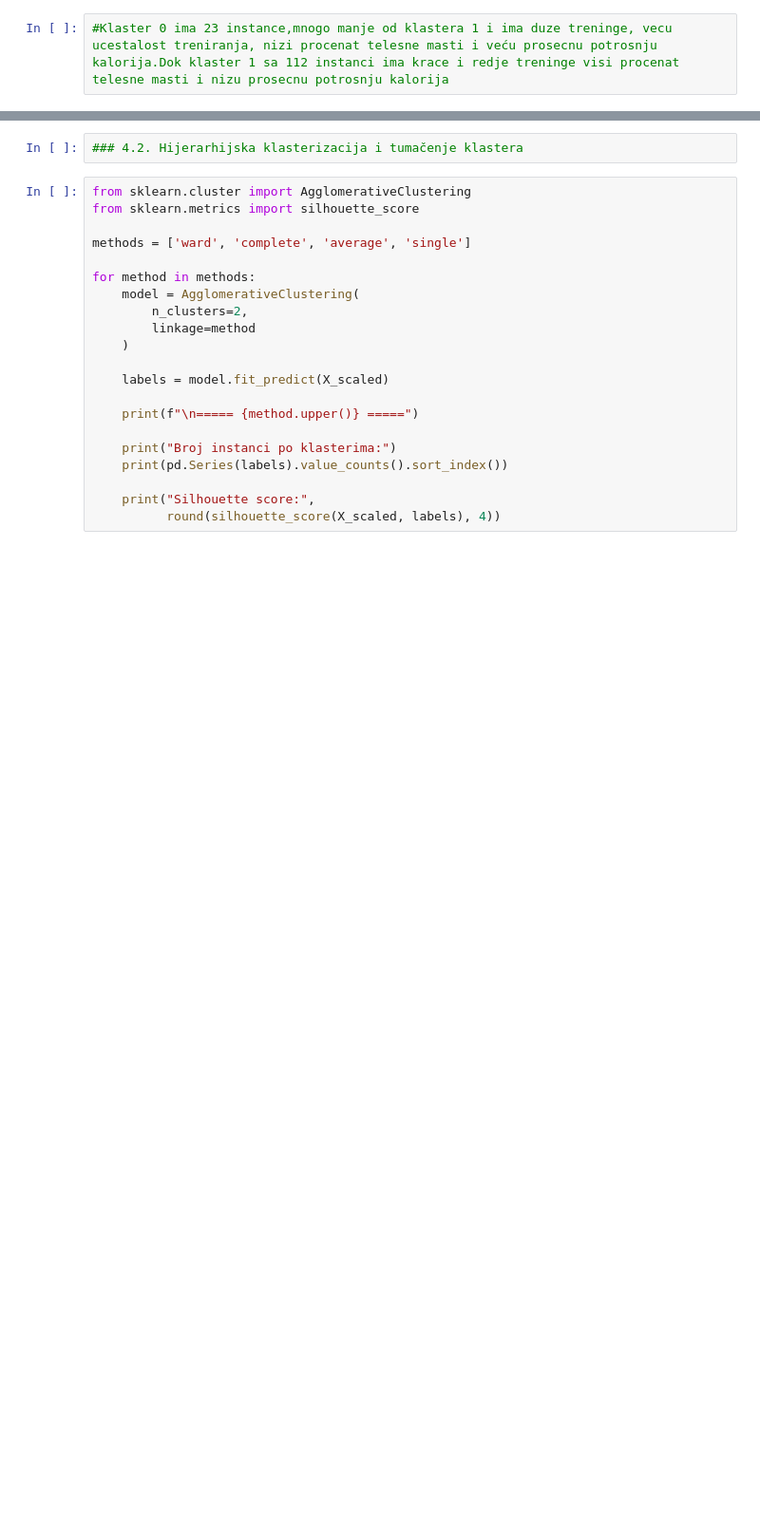
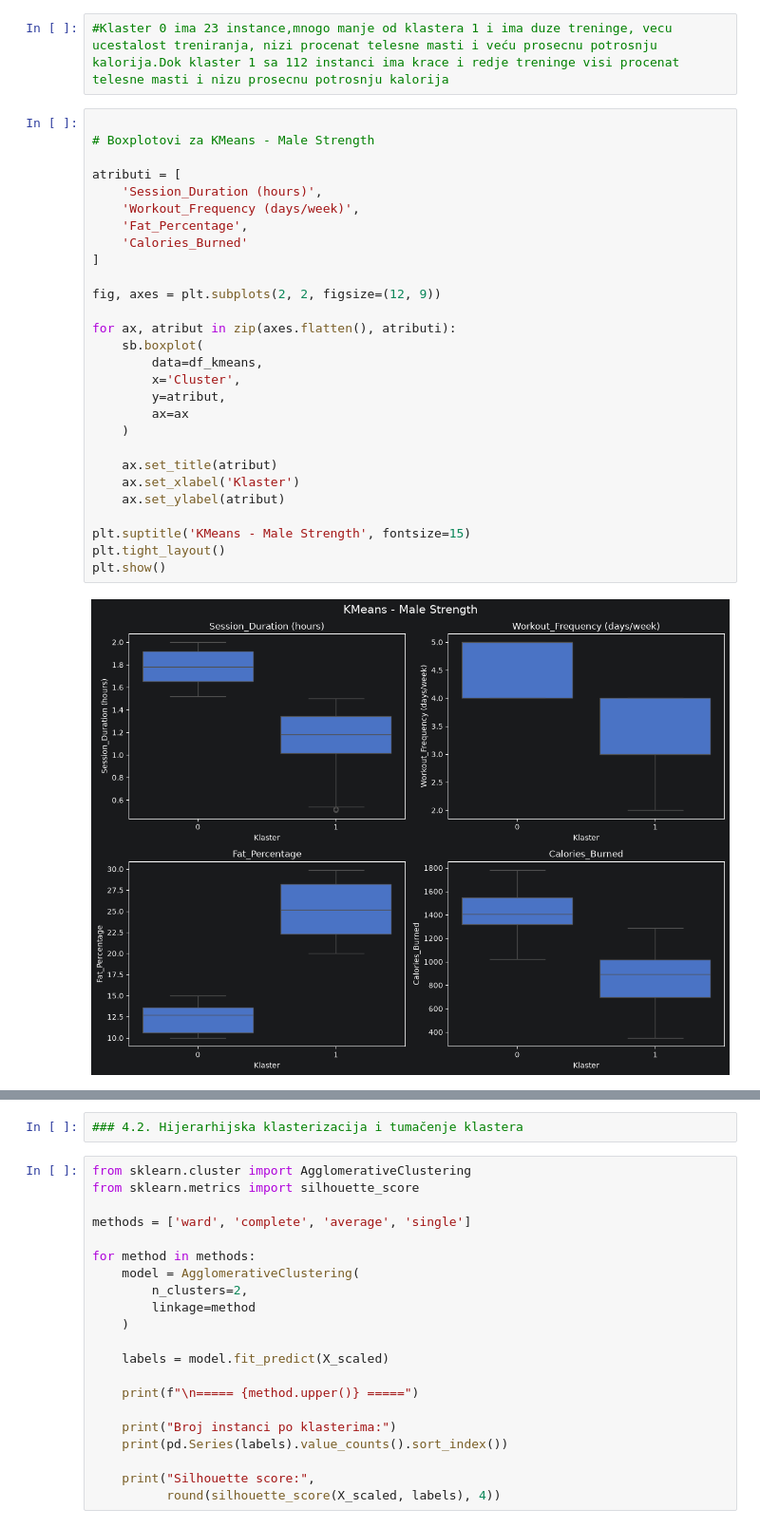
Before and after one commit to mar373/gym-clusteringV2, a Jupyter notebook: male_strengh.ipynb, the cells around one changed output, grey strips where cells are left out. Shown at 95% size. Drawn from its saved outputs; the diff is of its cells as text; blank space fills up the shorter version.

```diff
--- a/male_strengh.ipynb
+++ b/male_strengh.ipynb
@@ -482,3 +482,33 @@ Prosečne vrednosti atributa po klasterima:
 | 1 | 39.86 | 81.34 | 1.78 | 178.54 | 144.46 | 63.15 | 1.14 | 25.22 | ... |
 # %%
 #Klaster 0 ima 23 instance,mnogo manje od klastera 1 i ima duze treninge, vecu ucestalost treniranja, nizi procenat telesne masti i veću prosecnu potrosnju kalorija.Dok klaster 1 sa 112 instanci ima krace i redje treninge visi procenat telesne masti i nizu prosecnu potrosnju kalorija
+# %%
+
+# Boxplotovi za KMeans - Male Strength
+
+atributi = [
+    'Session_Duration (hours)',
+    'Workout_Frequency (days/week)',
+    'Fat_Percentage',
+    'Calories_Burned'
+]
+
+fig, axes = plt.subplots(2, 2, figsize=(12, 9))
+
+for ax, atribut in zip(axes.flatten(), atributi):
+    sb.boxplot(
+        data=df_kmeans,
+        x='Cluster',
+        y=atribut,
+        ax=ax
+    )
+
+    ax.set_title(atribut)
+    ax.set_xlabel('Klaster')
+    ax.set_ylabel(atribut)
+
+plt.suptitle('KMeans - Male Strength', fontsize=15)
+plt.tight_layout()
+plt.show()
+# %% [output]
+[figure, added]
```
Also changed, not shown: parts of 3 cells of this notebook, 3 other files.
